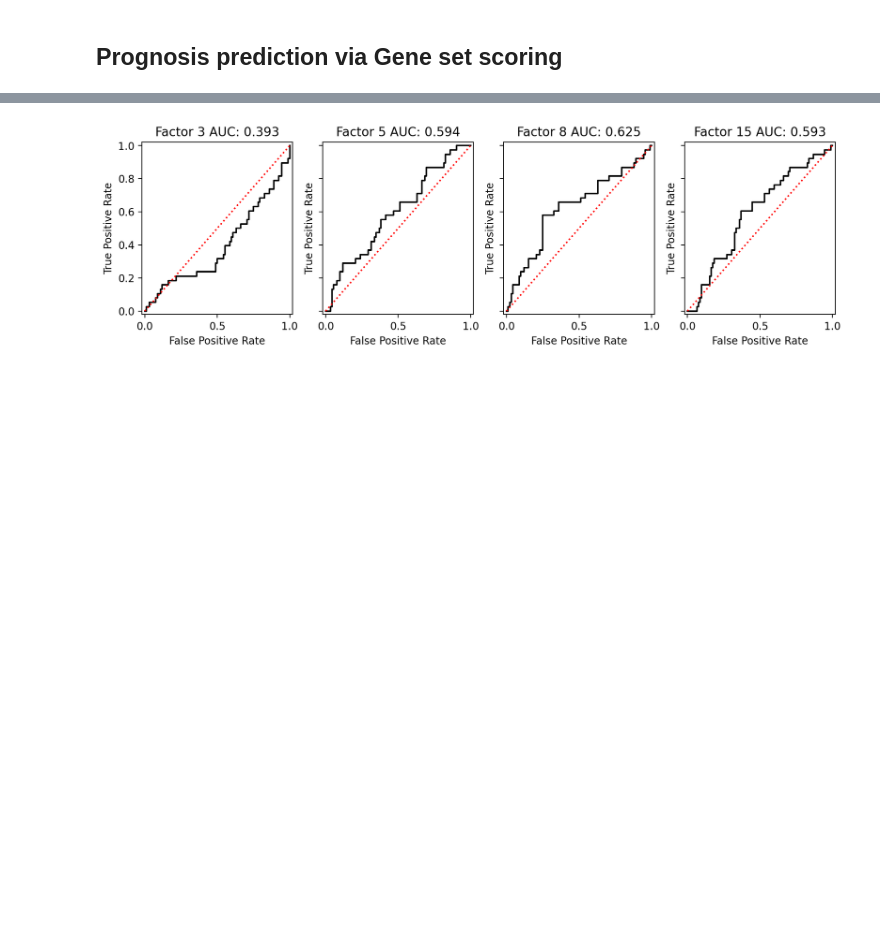
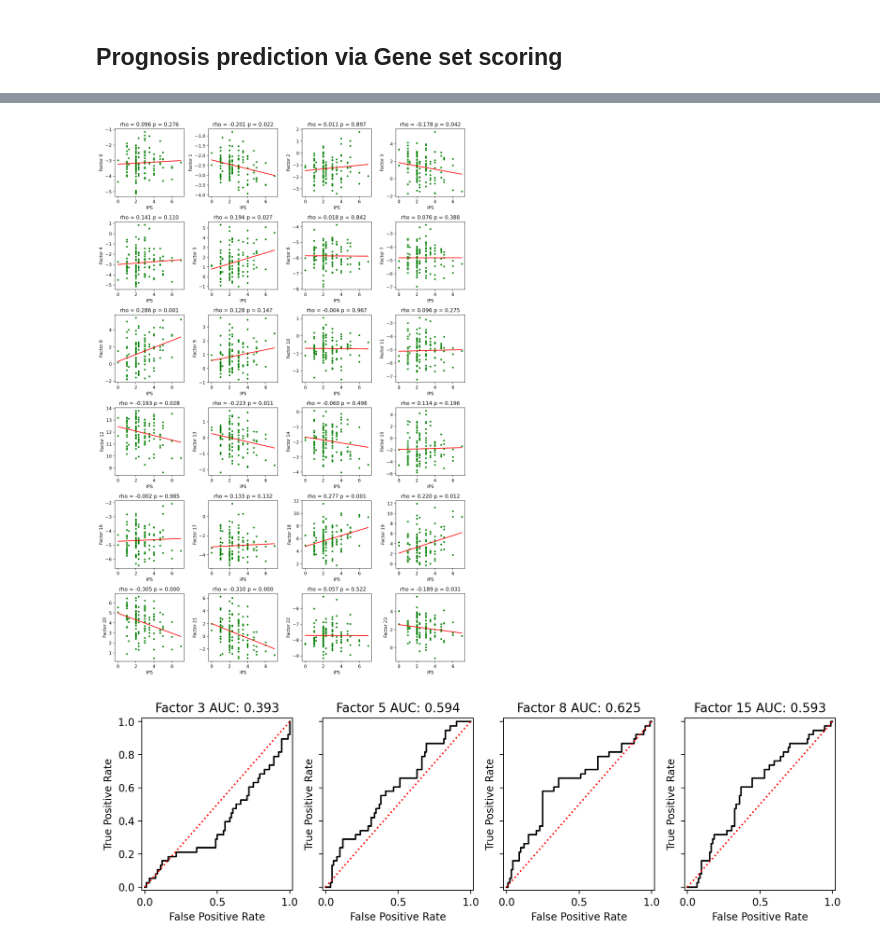
Before and after one commit to vigneshshanmug/chl_analysis, a Jupyter notebook: prognosis_prediction.ipynb, the cells around one changed output, grey strips where cells are left out. Cells and saved outputs as stored; diff of their text form; code cells hidden in the pictures; blank space fills up the shorter version.

```diff
--- a/prognosis_prediction.ipynb
+++ b/prognosis_prediction.ipynb
@@ -111,5 +138,32 @@ plt.show()
-# %%
-for f in [3,5,8,15]:
-    fac = pd.read_csv('results/rank_24/rank_24_gene_programs.csv', index_col=0)[str(f)]
-    fac = fac[~fac.isna()].values
-    sc.tl.score_genes(adata, gene_list=fac, score_name=f'F{f}_sig')
+# %%
+for f in range(24):
+    fac = pd.read_csv('results/rank_24/rank_24_gene_programs.csv', index_col=0)[str(f)]
+    fac = fac[~fac.isna()].values
+    sc.tl.score_genes(adata, gene_list=fac, score_name=f'F{f}_sig')
+# %%
+fig, axes = plt.subplots(6, 4, figsize=(12, 18))
+axes = axes.flatten()  # Flatten the 2D array of axes for easier indexing
+
+for f in range(24):
+    ax = axes[f]
+
+    # Plot scatter points and fit line
+    ax.plot(ips, adata.obs[f'F{f}_sig'], 'g.')
+    coeffs = np.polyfit(ips, adata.obs[f'F{f}_sig'], 1)
+    poly = np.poly1d(coeffs)
+    ax.plot(ips, poly(ips), 'r-')
+
+    # Calculate correlation
+    rho, p_value = stats.spearmanr(ips, adata.obs[f'F{f}_sig'])
+
+    # Set labels and title
+    ax.set_xlabel('IPS')
+    ax.set_ylabel(f'Factor {f}')
+    ax.set_title(f'rho = {rho:.3f} p = {p_value:.3f}')
+
+
+
+fig.tight_layout()
+plt.show()
+# %% [output]
+[figure, added]
```
Also changed, not shown: parts of 11 cells of this notebook, 17 other files.
